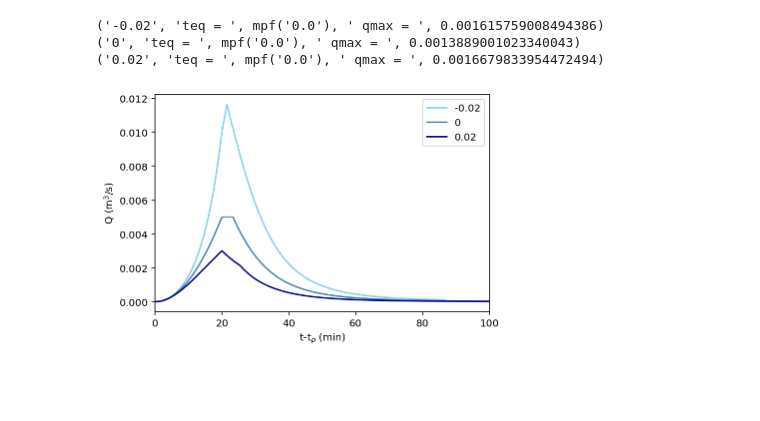
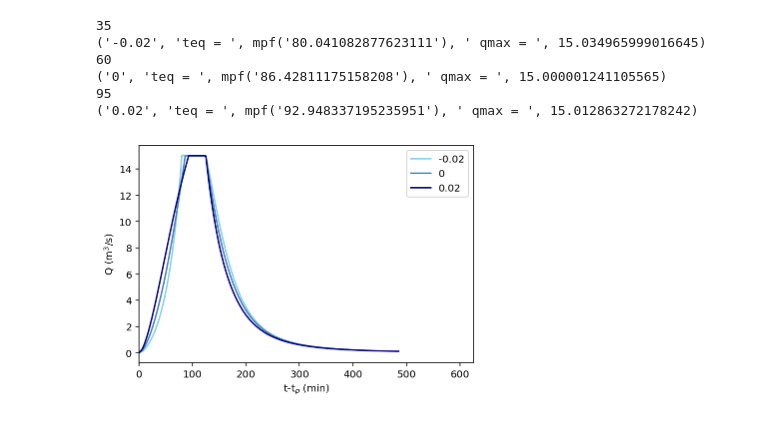
Before and after one commit to lapidesd/Hillslope_Storage_Kinematic_Wave, a Jupyter notebook: Hillslope_storage_KW_numerical.ipynb, the cells around one changed output. Saved outputs shown, nothing was run; the diff lists cells and outputs as text; code cells hidden in the pictures; blank space fills up the shorter version.

```diff
--- a/Hillslope_storage_KW_numerical.ipynb
+++ b/Hillslope_storage_KW_numerical.ipynb
@@ -7,13 +7,11 @@ import pylab
 import matplotlib
 import mpmath as mp
 
-mp.dps = 25; mp.pretty = True # sets parameters for use of mpmath package
+mp.dps = 500 # sets parameters for use of mpmath package
 # %%
 tp=0. # time of ponding, set to 0 by default, but the user
       # can input a different constant value, and solutions
       # will remain valid
-
-f=0.                     # zero infiltration rate
 
 # the following functions are the analytical equations
 # used by the next block to solve
@@ -23,9 +21,9 @@ f=0.                     # zero infiltration rate
 # Domain 1 equations:
 def h1(x0,x): # equation for average depth
     if a>=0:
-        return(((r)*(1-nm.exp(a*(x0-x)))/(a*alpha))**(1./m))
+        return((r*(1-nm.exp(a*(x0-x)))/(a*alpha))**(1./m))
     else:
-        return(((r)*(nm.exp((-a)*(x-x0))-1)/((-a)*alpha))**(1./m))
+        return((r*(nm.exp((-a)*(x-x0))-1)/((-a)*alpha))**(1./m))
 def t1(h): # equation for time characteristic
     return(tp+h/(r)*mp.hyp2f1(1.,1./m,1.+1./m,a*alpha*h**m/(r)) )
 def hstar1(tvals,hvals): # routine to estimate hstar in domain 1
@@ -76,16 +74,19 @@ matplotlib.rcParams.update({'font.size': 16}) # sets the font size for character
 
 # User-defined constants and values
 
-r=5./100./3600.          # rainfall rate in m/s
-tr=20.*60                # end of rainstorm in seconds
-alpha=0.5                # coefficient alpha=(So/n)^(1/2)
+r=50./100./3600.          # rainfall rate in m/s
+tr=125.*60                # end of rainstorm in seconds
+alpha=0.012            # coefficient alpha=(So)^(1/2)/n
 m=5./3.                  # value of m
 
 color1='skyblue'         # color for plotting characteristics
 colorbold='dimgrey'      # color for limiting characteristic
 
 alist= ['0', '-0.02', '0.02']      # list of strings for the values of a to solve, can set up to 6 without breaking anything
-different = True         # parameter that tells the program to use hillslopeSizeDict if True. If False, program will use user-set xend and xtop for all cases
+#alist = ['0.0000000001','-0.00001','-0.0001','-0.001','-0.01','-0.1','-0.0005','-0.005','-0.05','0.00001','0.0001','0.001','0.01','0.1','0.0005','0.005','0.05','0.02','-0.02']
+#alist = ['0.0000000001']
+
+different = False         # parameter that tells the program to use hillslopeSizeDict if True. If False, program will use user-set xend and xtop for all cases
 hillslopeSizeDict = {'0':[0,50], '-0.02':[0,50], '0.02':[0,50] }  # dictionary holding values of: [location of divide, location of outlet]
 xend = 50.               # location of stream outlet
 xtop = 0.                # location of divide
@@ -251,7 +252,7 @@ hillslope dimensions:  0 ,  50
 showq = False    # you can choose to plot q or Q, not both. Set the appropriate value to True.
 showQ = True
 
-outlet_width = {'0':10, '-0.02':5, '0.02':20}  # dictionary of outlet widths. optional to use. To set
+outlet_width = {'0':60, '-0.02':35, '0.02':95}  # dictionary of outlet widths. optional to use. To set
                                                           # all outlet widths to the same value, ignore this and set
                                                           # outletSame = True
 outletSame = False                                        # key that tells the program whether you want the outlet widths
@@ -286,13 +287,14 @@ for aval in keylist:                      # plots a hydrograph for each value of
     Qouts=[]    # list of Q values for hydrograph
 
     for i in range(len(houts_tot[aval])):                      # loops through houts_tot[aval], the depth values saved from above
-        Qouts= Qouts+[(alpha*(houts_tot[aval][i])**2*outlet)]  # produces Q valuse at each time
-        qouts= qouts+[(alpha*(houts_tot[aval][i])**2)]         # produces q values at each time
+        Qouts= Qouts+[(alpha*(houts_tot[aval][i])**m*outlet*3600/100)]  # produces Q valuse at each time
+        qouts= qouts+[(alpha*(houts_tot[aval][i])**m)]         # produces q values at each time
 
     if showq==True:                   # saves maximum flow value for q or Q depending on user preference
         maxq[aval]=max(qouts)
     elif showQ==True:
         maxq[aval]=max(Qouts)
+
 
     tmin=[]  # list of time values in minutes for hydrograph
 
@@ -304,41 +306,49 @@ for aval in keylist:                      # plots a hydrograph for each value of
 
     for val in qouts:  # converts q and Q to mm(2)/hr units
         qoutsmmhr=qoutsmmhr+[(val*3600/100)]
-        Qoutsmmhr=Qoutsmmhr+[(val*3600/100)]
+        Qoutsmmhr=Qoutsmmhr+[(val*3600/100)*outlet]
 
     # plot q or Q, depending on user preference
     if showq == True:
         plotnames[j]=pylab.plot((tmin),(qoutsmmhr),colorlist[j])
     elif showQ == True:
+        print outlet
         plotnames[j]=pylab.plot((tmin),(Qoutsmmhr),colorlist[j])
-
+        #pylab.plot((tmin),(Qoutsmmhr))
+        #if aval=='0.02':
+        #    print Qoutsmmhr
 
     # searches for tc by finding the first time that the maximum value is hit since the max case is the equilibrium case
     k=0
     for i in range(len(qouts)):
         if maxq[aval]==qouts[i] and k==0:
+            k=i
+        elif maxq[aval]==Qouts[i] and k==0:
             k=i
 
     # prints out the value of a, teq, and qmax
     print(aval, 'teq = ',touts_tot[aval][k]/60, ' qmax = ',maxq[aval])
 
     # increases the value of j, which is used for plotting labels
     j+=1
 
 # this if/else plots q or Q, depending on user preference above
 if showq ==True:
     plt.ylabel('q (m$^2$/s)')
 elif showQ == True:
     plt.ylabel('Q (m$^3$/s)')
 
 plt.xlim(0,5*tr/60)                             # sets plot limit to 5 times storm lenth
 plt.xlabel('t-t$_p$ (min)')                     # x-axis label
 plt.legend(plotnames,labels=keylist,loc='best') # adds a legend to the plot
 
 
 plt.show()                                      # displays the plot
 # %% [output]
-('-0.02', 'teq = ', mpf('0.0'), ' qmax = ', 0.001615759008494386)
-('0', 'teq = ', mpf('0.0'), ' qmax = ', 0.0013889001023340043)
-('0.02', 'teq = ', mpf('0.0'), ' qmax = ', 0.0016679833954472494)
+35
+('-0.02', 'teq = ', mpf('80.041082877623111'), ' qmax = ', 15.034965999016645)
+60
+('0', 'teq = ', mpf('86.42811175158208'), ' qmax = ', 15.000001241105565)
+95
+('0.02', 'teq = ', mpf('92.948337195235951'), ' qmax = ', 15.012863272178242)
-[figure, old version]
+[figure, new version]
```
Also changed, not shown: parts of 1 cell of this notebook.
